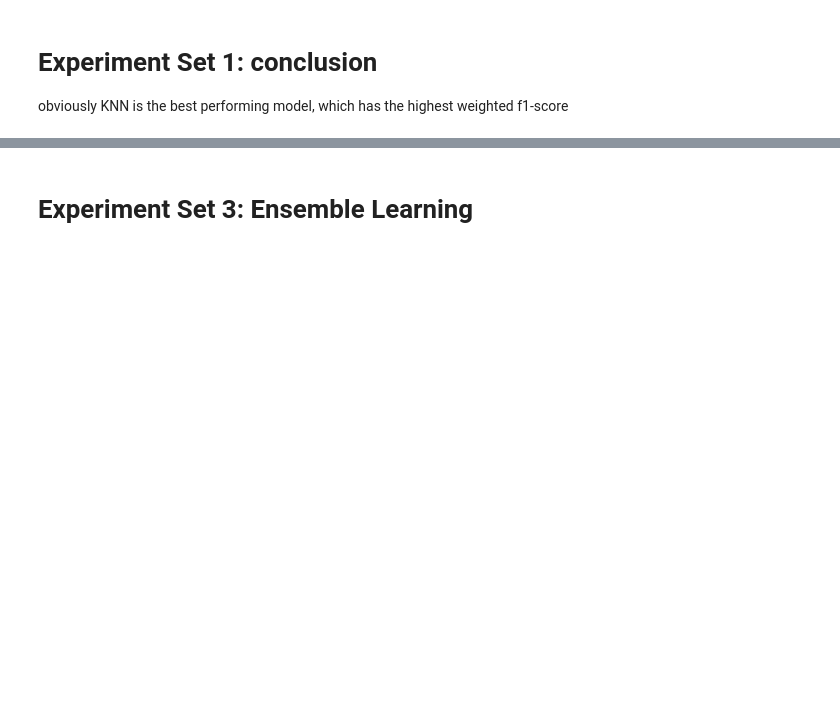
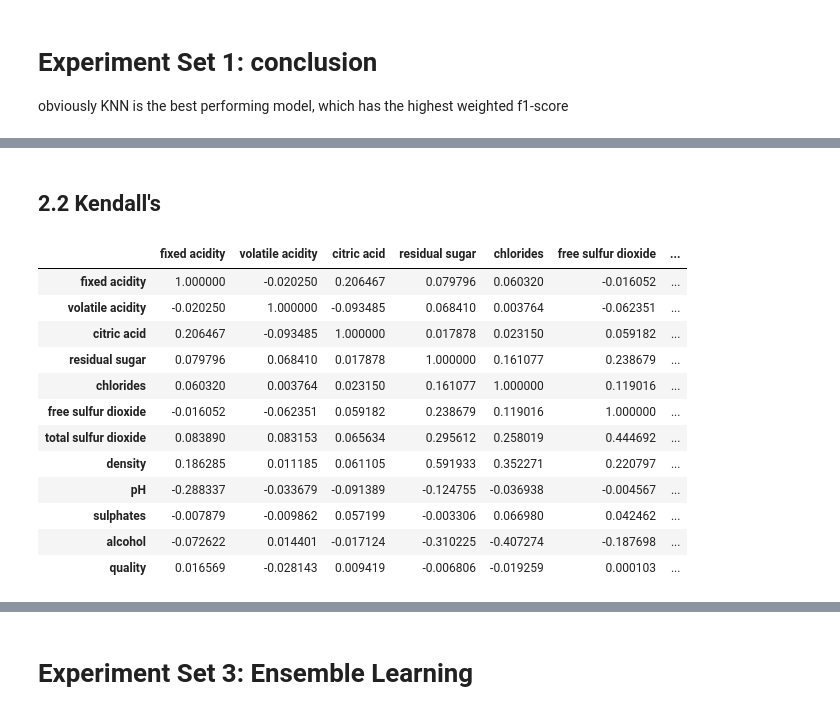
Before and after one commit to jinwenhua/group11, a Jupyter notebook: Wine.ipynb, the cells around one changed output, grey strips where cells are left out. Drawn from its saved outputs; the diff is of its cells as text; code cells hidden in the pictures; blank space fills up the shorter version.

```diff
--- a/Wine.ipynb
+++ b/Wine.ipynb
@@ -400,0 +706,14 @@ obviously KNN is the best performing model, which has the highest weighted f1-sc
+# %%
+# Case6: 6 features
+
+# configure to select top 6 features
+selector = SelectKBest(score_func = f_classif, k = 6)
+
+# learn relationship from training data
+selector.fit(x_train_sc, y_train)
+
+# transform train input data
+x_train_fs = selector.transform(x_train_sc)
+
+# transform test input data
+x_test_fs = selector.transform(x_test_sc)
@@ -400,0 +774,24 @@ obviously KNN is the best performing model, which has the highest weighted f1-sc
+# %% [markdown]
+## 2.2 Kendall's
+# %%
+# Generate correlation matrix
+x = pd.concat([x_train_sc, y_train], axis = 1)
+
+cor = x.corr(method = 'kendall')
+
+# Print correlation matrix
+cor
+# %% [output]
+|  | fixed acidity | volatile acidity | citric acid | residual sugar | chlorides | free sulfur dioxide | ... |
+| fixed acidity | 1.000000 | -0.020250 | 0.206467 | 0.079796 | 0.060320 | -0.016052 | ... |
+| volatile acidity | -0.020250 | 1.000000 | -0.093485 | 0.068410 | 0.003764 | -0.062351 | ... |
+| citric acid | 0.206467 | -0.093485 | 1.000000 | 0.017878 | 0.023150 | 0.059182 | ... |
+| residual sugar | 0.079796 | 0.068410 | 0.017878 | 1.000000 | 0.161077 | 0.238679 | ... |
+| chlorides | 0.060320 | 0.003764 | 0.023150 | 0.161077 | 1.000000 | 0.119016 | ... |
+| free sulfur dioxide | -0.016052 | -0.062351 | 0.059182 | 0.238679 | 0.119016 | 1.000000 | ... |
+| total sulfur dioxide | 0.083890 | 0.083153 | 0.065634 | 0.295612 | 0.258019 | 0.444692 | ... |
+| density | 0.186285 | 0.011185 | 0.061105 | 0.591933 | 0.352271 | 0.220797 | ... |
+| pH | -0.288337 | -0.033679 | -0.091389 | -0.124755 | -0.036938 | -0.004567 | ... |
+| sulphates | -0.007879 | -0.009862 | 0.057199 | -0.003306 | 0.066980 | 0.042462 | ... |
+| alcohol | -0.072622 | 0.014401 | -0.017124 | -0.310225 | -0.407274 | -0.187698 | ... |
+| quality | 0.016569 | -0.028143 | 0.009419 | -0.006806 | -0.019259 | 0.000103 | ... |
```
Also changed, not shown: parts of 87 cells of this notebook.
